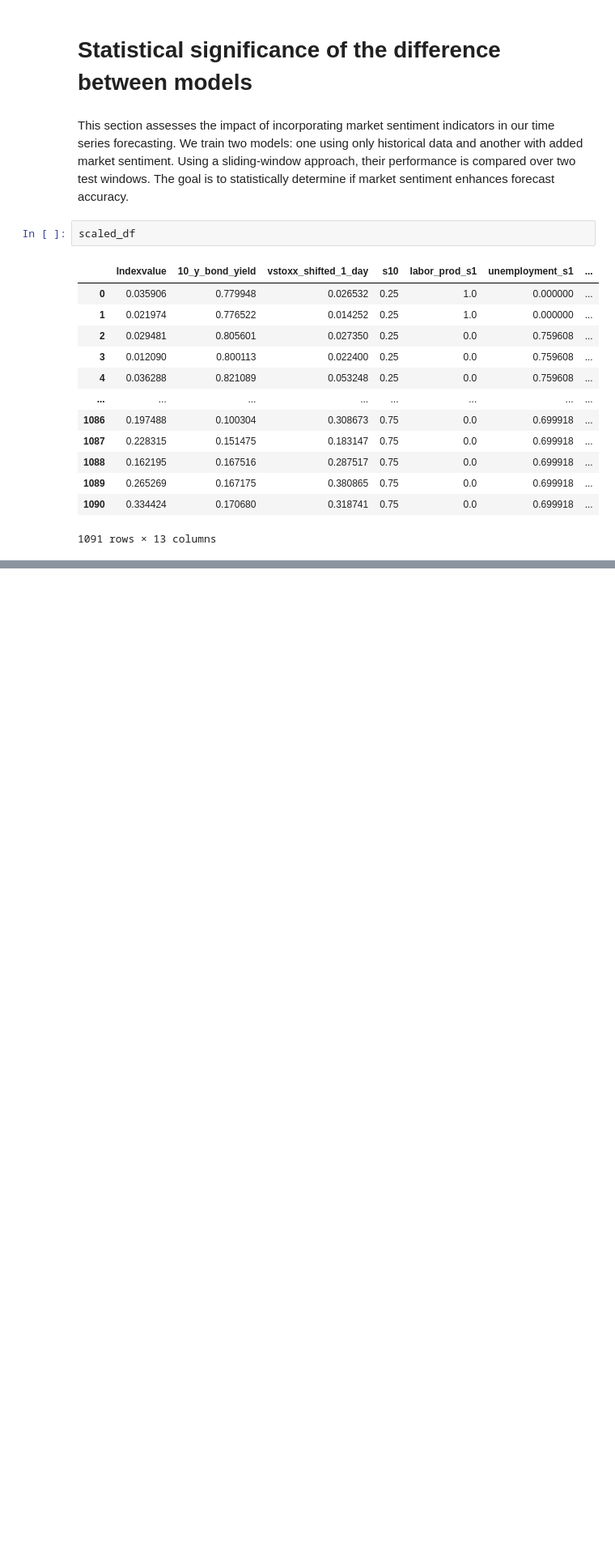
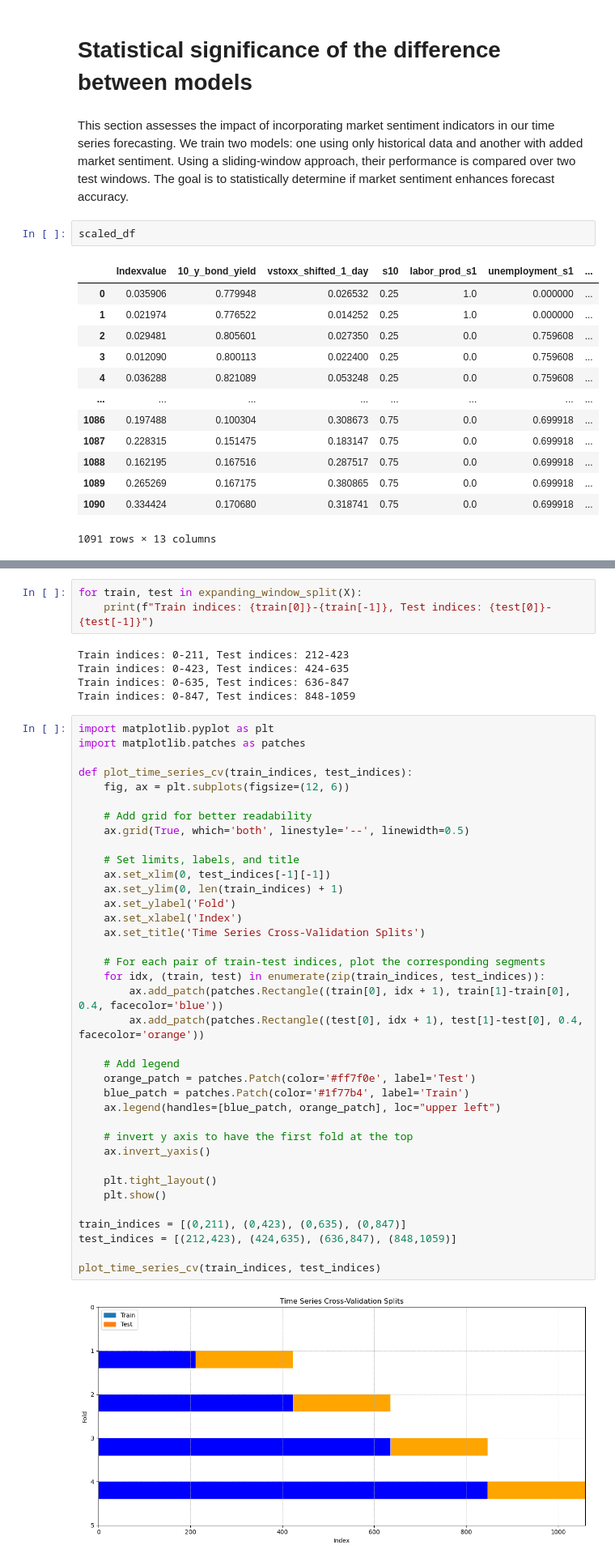
Before and after one commit to OzodbekOzodov/ecb-speeches, a Jupyter notebook: data_preprocessing.ipynb, the cells around one changed output, grey strips where cells are left out. Shown at 81% size. Drawn from its saved outputs; the diff is of its cells as text; blank space fills up the shorter version.

```diff
--- a/data_preprocessing.ipynb
+++ b/data_preprocessing.ipynb
@@ -2283,0 +2307,47 @@ scaled_df
+# %%
+for train, test in expanding_window_split(X):
+    print(f"Train indices: {train[0]}-{train[-1]}, Test indices: {test[0]}-{test[-1]}")
+# %% [output]
+Train indices: 0-211, Test indices: 212-423
+Train indices: 0-423, Test indices: 424-635
+Train indices: 0-635, Test indices: 636-847
+Train indices: 0-847, Test indices: 848-1059
+# %%
+import matplotlib.pyplot as plt
+import matplotlib.patches as patches
+
+def plot_time_series_cv(train_indices, test_indices):
+    fig, ax = plt.subplots(figsize=(12, 6))
+
+    # Add grid for better readability
+    ax.grid(True, which='both', linestyle='--', linewidth=0.5)
+
+    # Set limits, labels, and title
+    ax.set_xlim(0, test_indices[-1][-1])
+    ax.set_ylim(0, len(train_indices) + 1)
+    ax.set_ylabel('Fold')
+    ax.set_xlabel('Index')
+    ax.set_title('Time Series Cross-Validation Splits')
+
+    # For each pair of train-test indices, plot the corresponding segments
+    for idx, (train, test) in enumerate(zip(train_indices, test_indices)):
+        ax.add_patch(patches.Rectangle((train[0], idx + 1), train[1]-train[0], 0.4, facecolor='blue'))
+        ax.add_patch(patches.Rectangle((test[0], idx + 1), test[1]-test[0], 0.4, facecolor='orange'))
+
+    # Add legend
+    orange_patch = patches.Patch(color='#ff7f0e', label='Test')
+    blue_patch = patches.Patch(color='#1f77b4', label='Train')
+    ax.legend(handles=[blue_patch, orange_patch], loc="upper left")
+
+    # invert y axis to have the first fold at the top
+    ax.invert_yaxis()
+
+    plt.tight_layout()
+    plt.show()
+
+train_indices = [(0,211), (0,423), (0,635), (0,847)]
+test_indices = [(212,423), (424,635), (636,847), (848,1059)]
+
+plot_time_series_cv(train_indices, test_indices)
+# %% [output]
+[figure, added]
```
Also changed, not shown: parts of 10 cells of this notebook.
